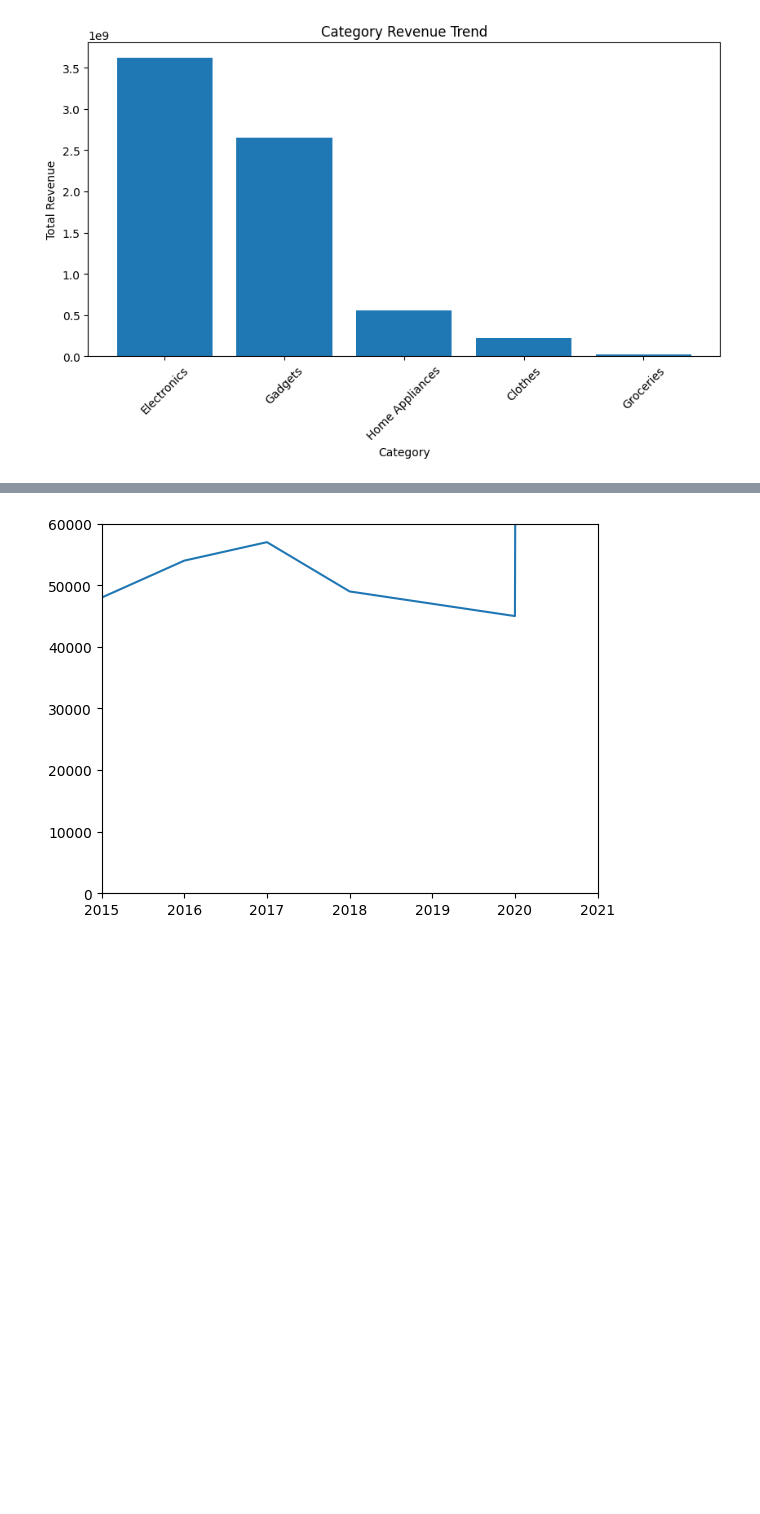
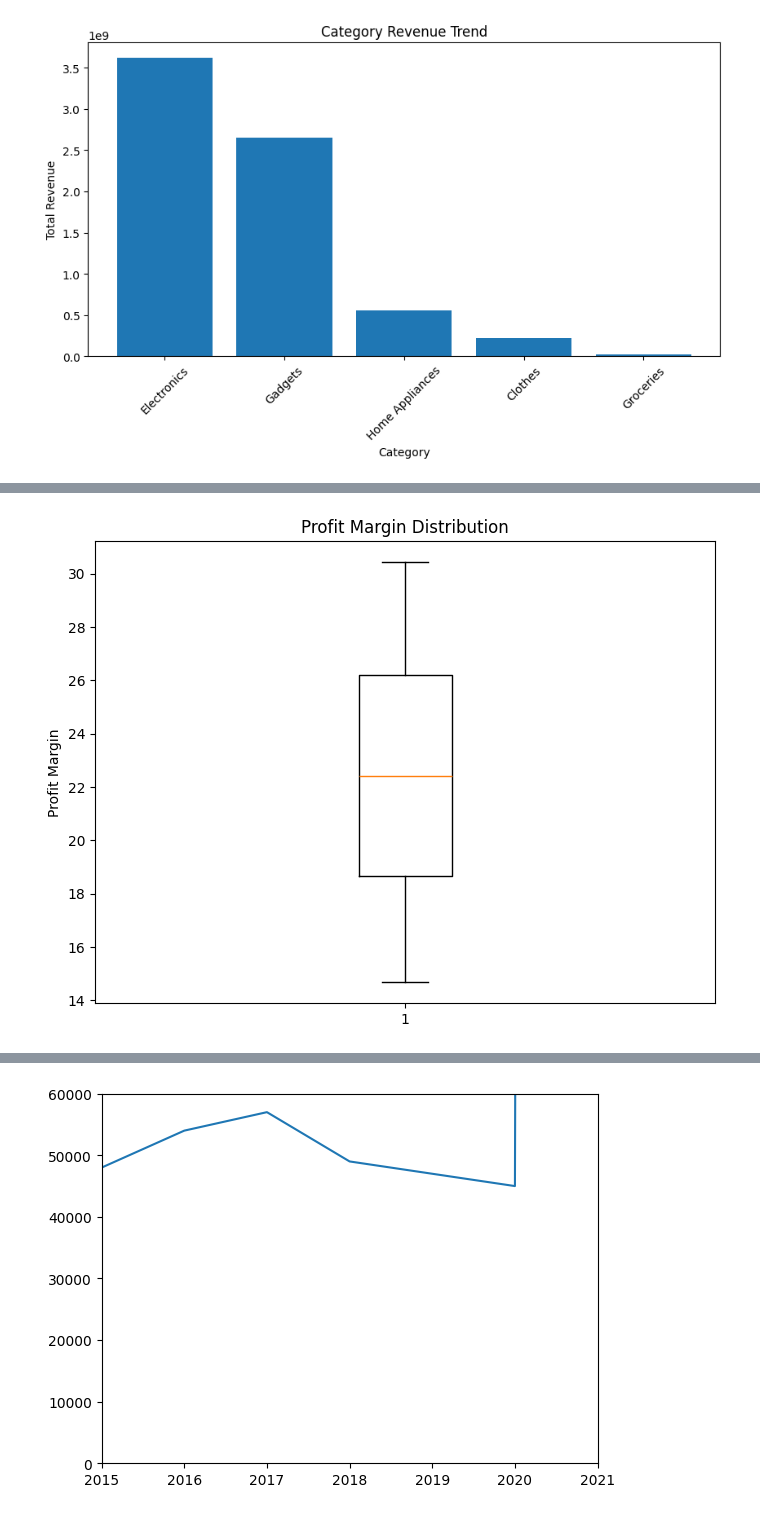
Before and after one commit to aryanp0603/retail_analytics, a Jupyter notebook: 16.lab12.ipynb, the cells around one changed output, grey strips where cells are left out. Saved outputs shown, nothing was run; the diff lists cells and outputs as text; code cells hidden in the pictures; blank space fills up the shorter version.

```diff
--- a/16.lab12.ipynb
+++ b/16.lab12.ipynb
@@ -77,0 +102,8 @@ plt.show()
+# %%
+plt.figure(figsize=(8, 6))
+plt.boxplot(df['Profit_Margin'])
+plt.title('Profit Margin Distribution')
+plt.ylabel('Profit Margin')
+plt.show()
+# %% [output]
+[figure, added]
```
Also changed, not shown: parts of 3 cells of this notebook.
